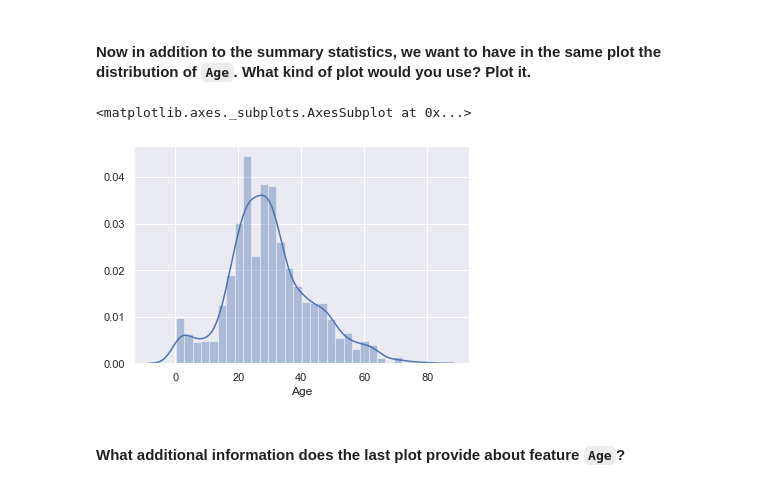
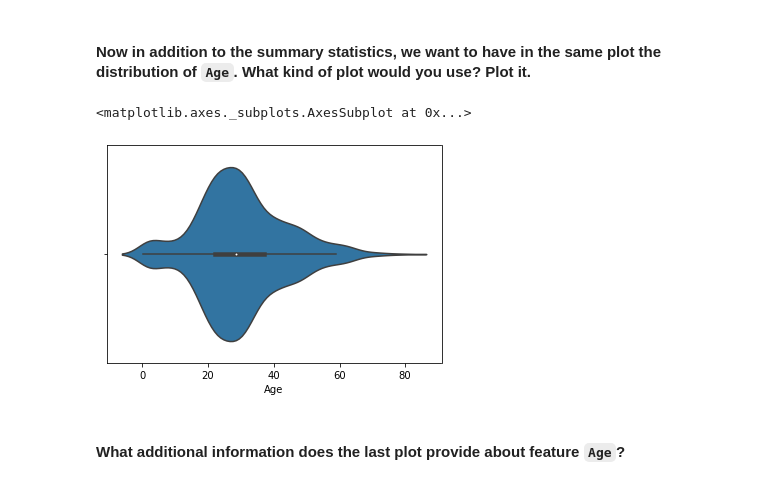
Before and after one commit to Skye-FY/daft0120slab, a Jupyter notebook: module-2/Matplotlib-Seaborn/your-code/main.ipynb, the cells around one changed output. Drawn from its saved outputs; the diff is of its cells as text; code cells hidden in the pictures.

```diff
--- a/module-2/Matplotlib-Seaborn/your-code/main.ipynb
+++ b/module-2/Matplotlib-Seaborn/your-code/main.ipynb
@@ -418,10 +417,9 @@ your comments here
 #### Now in addition to the summary statistics, we want to have in the same plot the distribution of `Age`. What kind of plot would you use? Plot it.
 # %%
 # your code here
-# sns.catplot(titanic['Age'].describe())
-sns.distplot(titanic['Age'])
+sns.violinplot(titanic['Age'])
 # %% [output]
 <matplotlib.axes._subplots.AxesSubplot at 0x...>
-[figure, old version]
+[figure, new version]
 # %% [markdown]
 #### What additional information does the last plot provide about feature `Age`?
```
Also changed, not shown: parts of 14 cells of this notebook.
